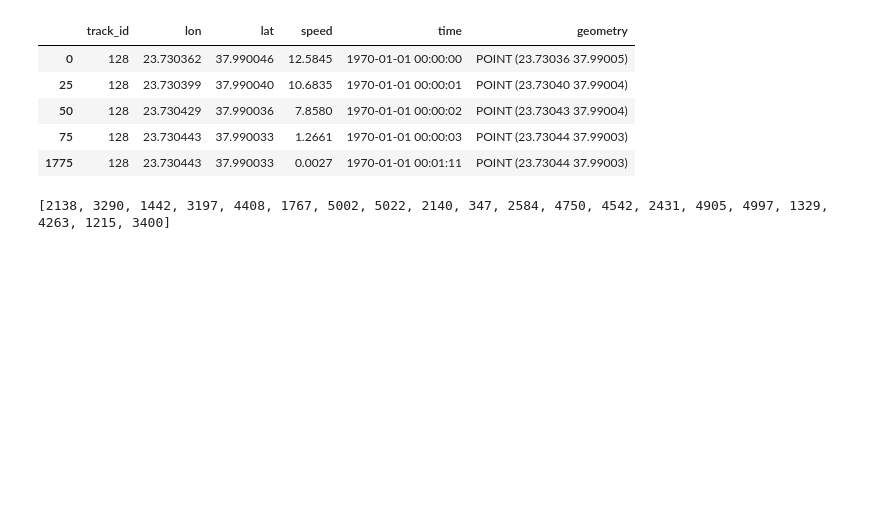
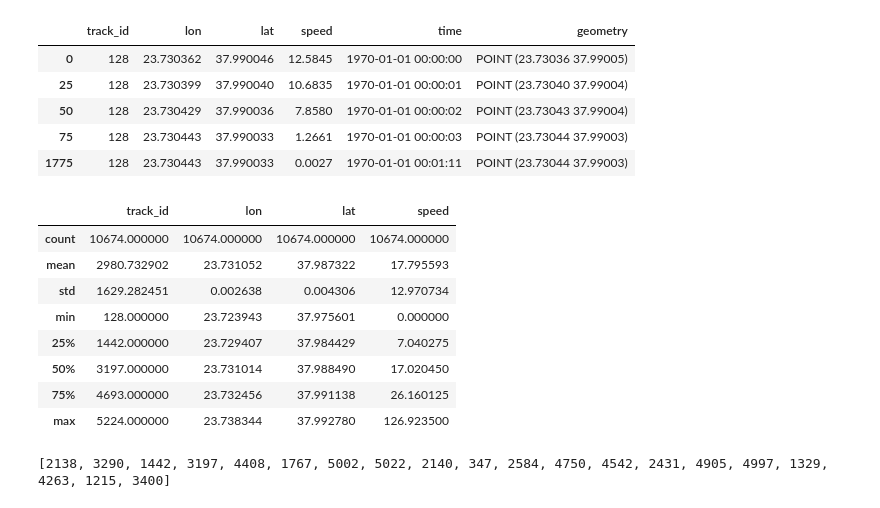
Before and after one commit to ni1o1/transbigdata, a Jupyter notebook: example/Example 4-pNEUMA trajectory dataset processing.ipynb, the cells around one changed output. Cells and saved outputs as stored; diff of their text form; code cells hidden in the pictures; blank space fills up the shorter version.

```diff
--- a/example/Example 4-pNEUMA trajectory dataset processing.ipynb
+++ b/example/Example 4-pNEUMA trajectory dataset processing.ipynb
@@ -178,6 +186,18 @@ gdf_data.head()
 | 50 | 128 | 23.730429 | 37.990036 | 7.8580 | 1970-01-01 00:00:02 | POINT (23.73043 37.99004) |
 | 75 | 128 | 23.730443 | 37.990033 | 1.2661 | 1970-01-01 00:00:03 | POINT (23.73044 37.99003) |
 | 1775 | 128 | 23.730443 | 37.990033 | 0.0027 | 1970-01-01 00:01:11 | POINT (23.73044 37.99003) |
+# %%
+gdf_data.describe()
+# %% [output]
+|  | track_id | lon | lat | speed |
+| count | 10674.000000 | 10674.000000 | 10674.000000 | 10674.000000 |
+| mean | 2980.732902 | 23.731052 | 37.987322 | 17.795593 |
+| std | 1629.282451 | 0.002638 | 0.004306 | 12.970734 |
+| min | 128.000000 | 23.723943 | 37.975601 | 0.000000 |
+| 25% | 1442.000000 | 23.729407 | 37.984429 | 7.040275 |
+| 50% | 3197.000000 | 23.731014 | 37.988490 | 17.020450 |
+| 75% | 4693.000000 | 23.732456 | 37.991138 | 26.160125 |
+| max | 5224.000000 | 23.738344 | 37.992780 | 126.923500 |
 # %%
 # get the vehicle list of top-ranked number of points
 gdf_count = gdf_data.groupby('track_id')['lon'].count().rename('count').sort_values(ascending=False).reset_index()
```
Also changed, not shown: parts of 7 cells of this notebook, 2 other files.
